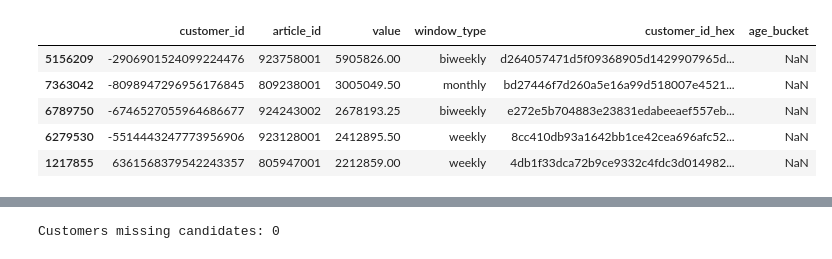
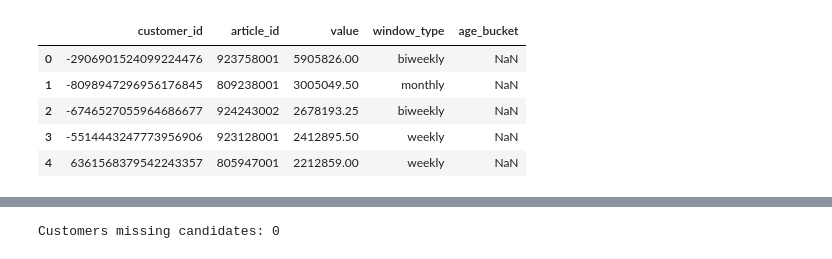
Before and after one commit to persimenreed/Personalized_Fashion_Recommendations, a Jupyter notebook: processing/build_candidates.ipynb, the cells around one changed output, grey strips where cells are left out. Cells and saved outputs as stored; diff of their text form; code cells hidden in the pictures.

```diff
--- a/processing/build_candidates.ipynb
+++ b/processing/build_candidates.ipynb
@@ -17,26 +17,43 @@ candidate_files = [
     '../data/outputs/candidates_age_bucket_pop.parquet',
     '../data/outputs/candidates_category_affinity.parquet',
     '../data/outputs/candidates_same_product.parquet',
+    '../data/outputs/candidates_embedding.parquet',
 ]
 
 dfs = []
 for path in candidate_files:
     if path.endswith('.parquet'):
         df = pd.read_parquet(path)
+        # Drop hex if present to save memory
+        if 'customer_id_hex' in df.columns:
+            df = df.drop(columns=['customer_id_hex'])
     else:
         df = pd.read_csv(
             path,
+            # Only load necessary columns
+            usecols=['customer_id', 'article_id', 'value', 'window_type'],
             dtype={
                 'customer_id': 'int64',
                 'article_id': 'int32',
                 'value': 'float32',
-                'window_type': 'string',
-                'customer_id_hex': 'string',
+                'window_type': 'category', # Critical for memory
             },
         )
+
+    # Enforce types immediately
+    df['article_id'] = df['article_id'].astype('int32')
+    df['customer_id'] = df['customer_id'].astype('int64')
+    df['value'] = df['value'].astype('float32')
+    if 'window_type' in df.columns:
+        df['window_type'] = df['window_type'].astype('category')
+
     dfs.append(df)
 
 # Concatenate all candidates
 all_cand = pd.concat(dfs, axis=0, ignore_index=True)
+
+
 all_cand.head()
+
+# 1 min 56 sec
 # %% [output]
@@ -74,23 +93,26 @@ for path, df in zip(candidate_files, dfs):
 # %%
 # Cell 3 – deduplicate per (customer_id, article_id), keep max value
-all_cand = (
-    all_cand
-    .sort_values('value', ascending=False)
-    .drop_duplicates(['customer_id', 'article_id'], keep='first')
-)
+# OPTIMIZATION: Use inplace operations to avoid memory spikes from copying
+all_cand.sort_values('value', ascending=False, inplace=True)
+all_cand.drop_duplicates(['customer_id', 'article_id'], keep='first', inplace=True)
+all_cand.reset_index(drop=True, inplace=True)
+
+gc.collect()
+
 # Ensure dtypes (safety)
 all_cand['customer_id'] = all_cand['customer_id'].astype('int64')
 all_cand['article_id'] = all_cand['article_id'].astype('int32')
 all_cand['value'] = all_cand['value'].astype('float32')
+all_cand.head()
 
-all_cand.head()
+# 23 gb, 4 min 34 sec
 # %% [output]
-|  | customer_id | article_id | value | window_type | customer_id_hex | age_bucket |
-| 5156209 | -2906901524099224476 | 923758001 | 5905826.00 | biweekly | d264057471d5f09368905d1429907965d... | NaN |
-| 7363042 | -8098947296956176845 | 809238001 | 3005049.50 | monthly | bd27446f7d260a5e16a99d518007e4521... | NaN |
-| 6789750 | -6746527055964686677 | 924243002 | 2678193.25 | biweekly | e272e5b704883e23831edabeeaef557eb... | NaN |
-| 6279530 | -5514443247773956906 | 923128001 | 2412895.50 | weekly | 8cc410db93a1642bb1ce42cea696afc52... | NaN |
-| 1217855 | 6361568379542243357 | 805947001 | 2212859.00 | weekly | 4db1f33dca72b9ce9332c4fdc3d014982... | NaN |
+|  | customer_id | article_id | value | window_type | age_bucket |
+| 0 | -2906901524099224476 | 923758001 | 5905826.00 | biweekly | NaN |
+| 1 | -8098947296956176845 | 809238001 | 3005049.50 | monthly | NaN |
+| 2 | -6746527055964686677 | 924243002 | 2678193.25 | biweekly | NaN |
+| 3 | -5514443247773956906 | 923128001 | 2412895.50 | weekly | NaN |
+| 4 | 6361568379542243357 | 805947001 | 2212859.00 | weekly | NaN |
 # %%
 # ONLY RUN TO CHECK COVER. SCRIPT TAKES ~10 MINUTES ===
 import pandas as pd, numpy as np, gc
```
Also changed, not shown: parts of 5 cells of this notebook, 14 other files.
